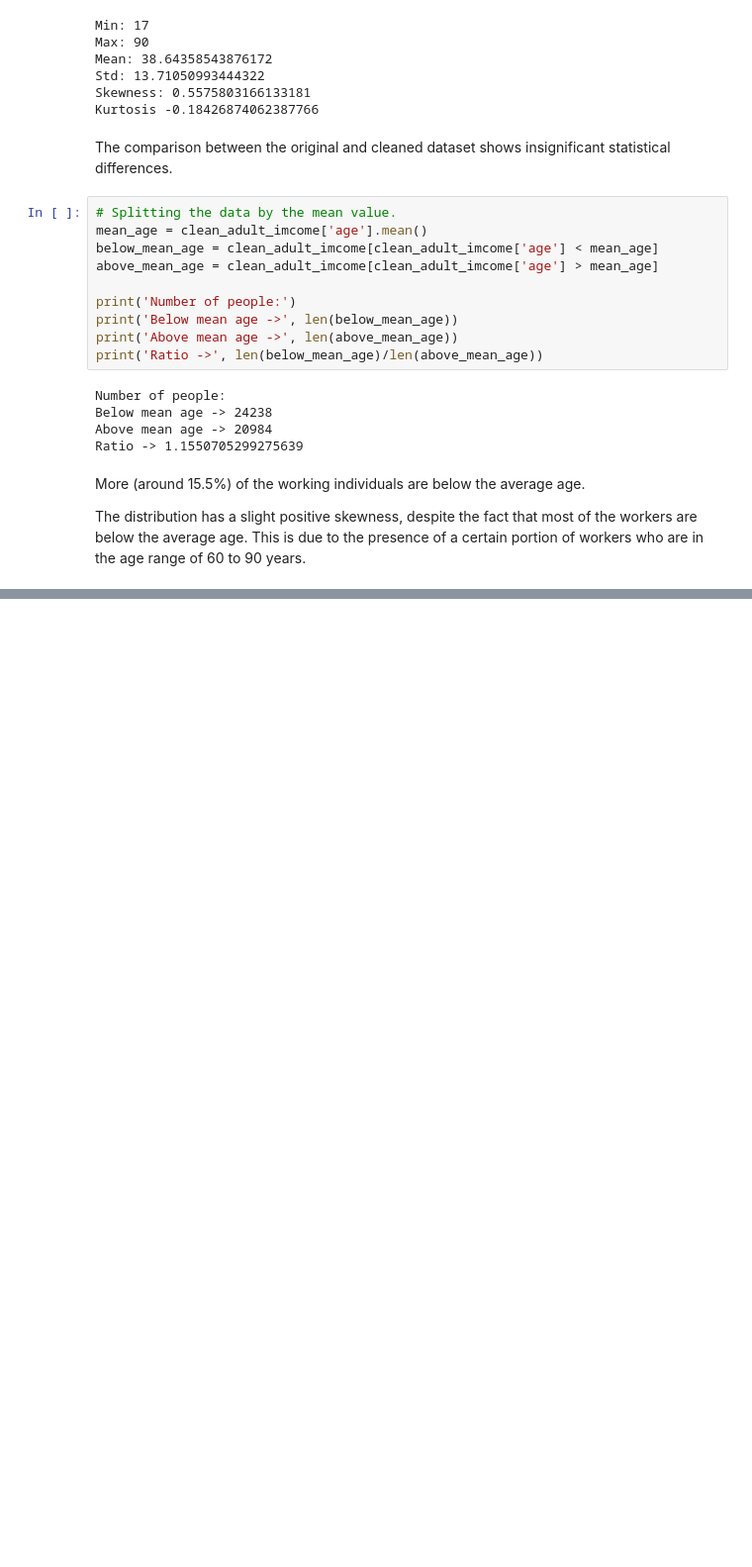
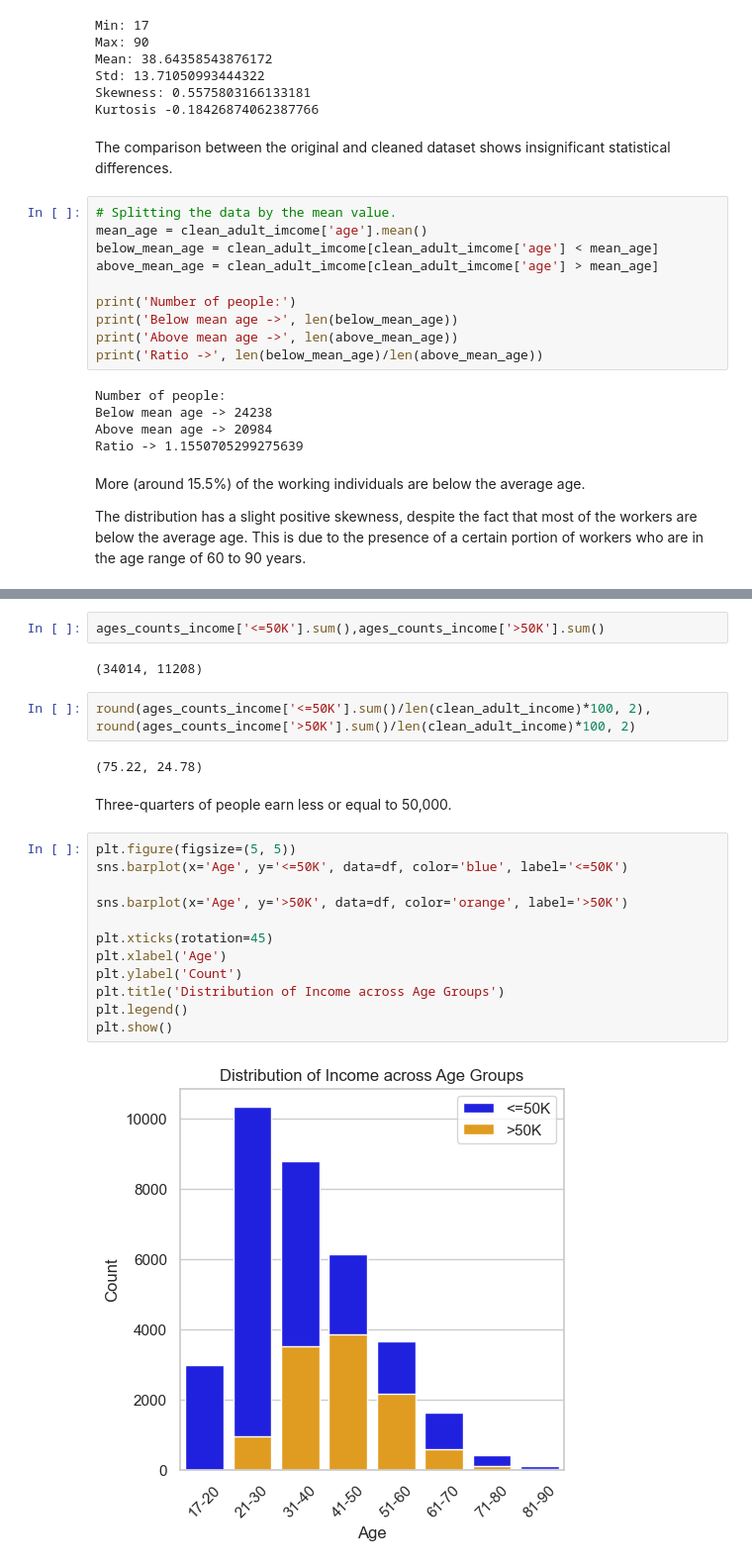
Before and after one commit to Kiril-Lazarov/Artificial-Intelligence, a Jupyter notebook: My Projects/Adult-Income Dataset.ipynb, the cells around one changed output, grey strips where cells are left out. Shown at 99% size. Cells and saved outputs as stored; diff of their text form; blank space fills up the shorter version.

```diff
--- a/My Projects/Adult-Income Dataset.ipynb
+++ b/My Projects/Adult-Income Dataset.ipynb
@@ -248,0 +285,24 @@ No artists with labels found to put in legend.  Note that artists whose label st
+# %%
+ages_counts_income['<=50K'].sum(),ages_counts_income['>50K'].sum()
+# %% [output]
+(34014, 11208)
+# %%
+round(ages_counts_income['<=50K'].sum()/len(clean_adult_income)*100, 2),  round(ages_counts_income['>50K'].sum()/len(clean_adult_income)*100, 2)
+# %% [output]
+(75.22, 24.78)
+# %% [markdown]
+Three-quarters of people earn less or equal to 50,000.
+# %%
+plt.figure(figsize=(5, 5))
+sns.barplot(x='Age', y='<=50K', data=df, color='blue', label='<=50K')
+
+sns.barplot(x='Age', y='>50K', data=df, color='orange', label='>50K')
+
+plt.xticks(rotation=45)
+plt.xlabel('Age')
+plt.ylabel('Count')
+plt.title('Distribution of Income across Age Groups')
+plt.legend()
+plt.show()
+# %% [output]
+[figure, added]
```
Also changed, not shown: parts of 8 cells of this notebook.
